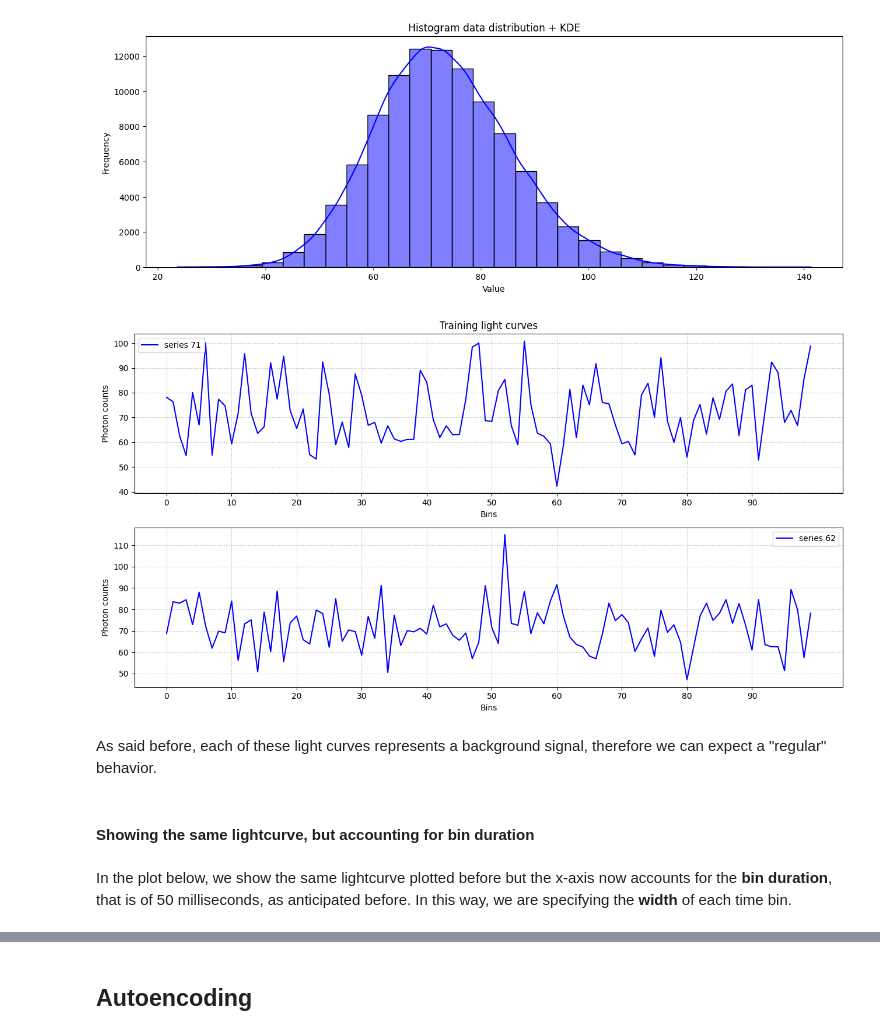
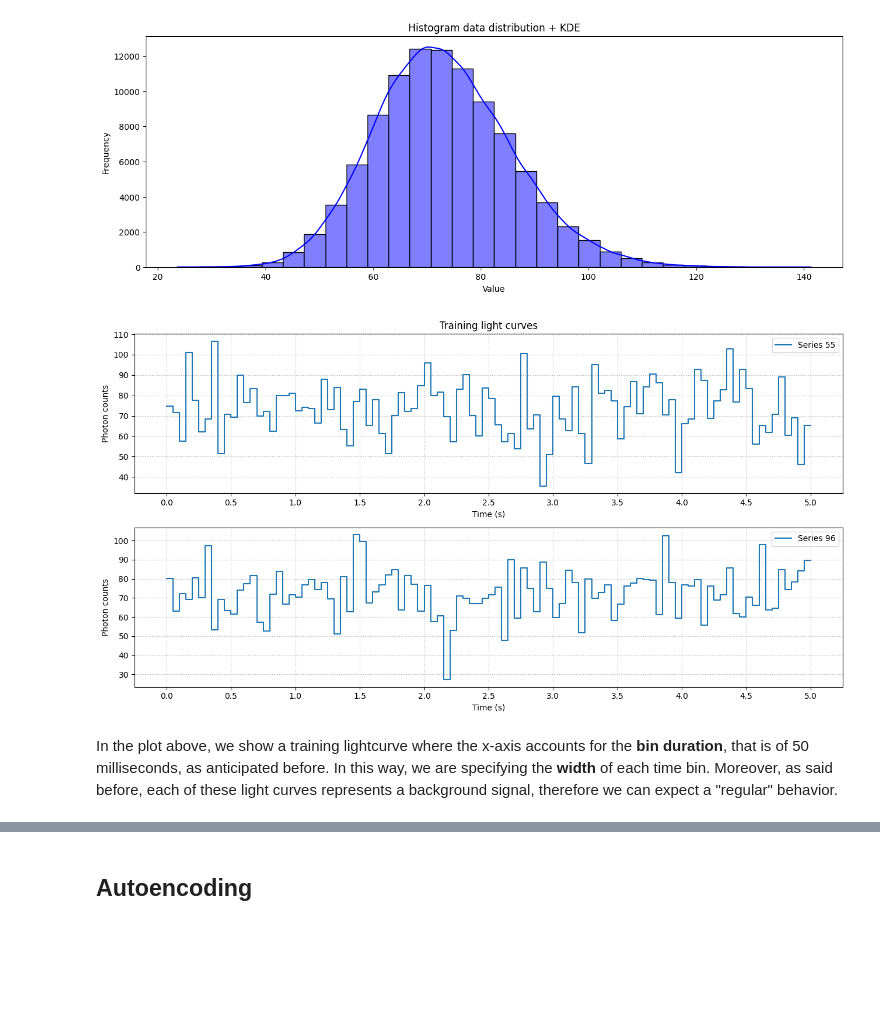
Before and after one commit to t-perniola/Denoising-Autoencoders-for-GRBs-detection, a Jupyter notebook: Denoising_Autoencoder_for_GRBs_detection.ipynb, the cells around one changed output, grey strips where cells are left out. Saved outputs shown, nothing was run; the diff lists cells and outputs as text; code cells hidden in the pictures; blank space fills up the shorter version.

Commit message:
plot update

```diff
--- a/Denoising_Autoencoder_for_GRBs_detection.ipynb
+++ b/Denoising_Autoencoder_for_GRBs_detection.ipynb
@@ -217,12 +219,9 @@ plt.show()
 [figure]
 # %%
 #@title Show training light curves, the background signals
-idx = show_lightcurves(training_data, num_chunks, chunk_size, "Training")
+show_box_lightcurves(training_data, num_samples=num_chunks, size=chunk_size, label="Training", bin_duration = 0.05) # 50 ms
 # %% [output]
-[figure, old version]
+[figure, new version]
 # %% [markdown]
-As said before, each of these light curves represents a background signal, therefore we can expect a "regular" behavior.
+In the plot above, we show a training lightcurve where the x-axis accounts for the **bin duration**, that is of 50 milliseconds, as anticipated before. In this way, we are specifying the **width** of each time bin.
+Moreover, as said before, each of these light curves represents a background signal, therefore we can expect a "regular" behavior.
-# %% [markdown]
-#### Showing the same lightcurve, but accounting for bin duration
-# %% [markdown]
-In the plot below, we show the same lightcurve plotted before but the x-axis now accounts for the **bin duration**, that is of 50 milliseconds, as anticipated before. In this way, we are specifying the **width** of each time bin.
```
Also changed, not shown: parts of 28 cells of this notebook.
